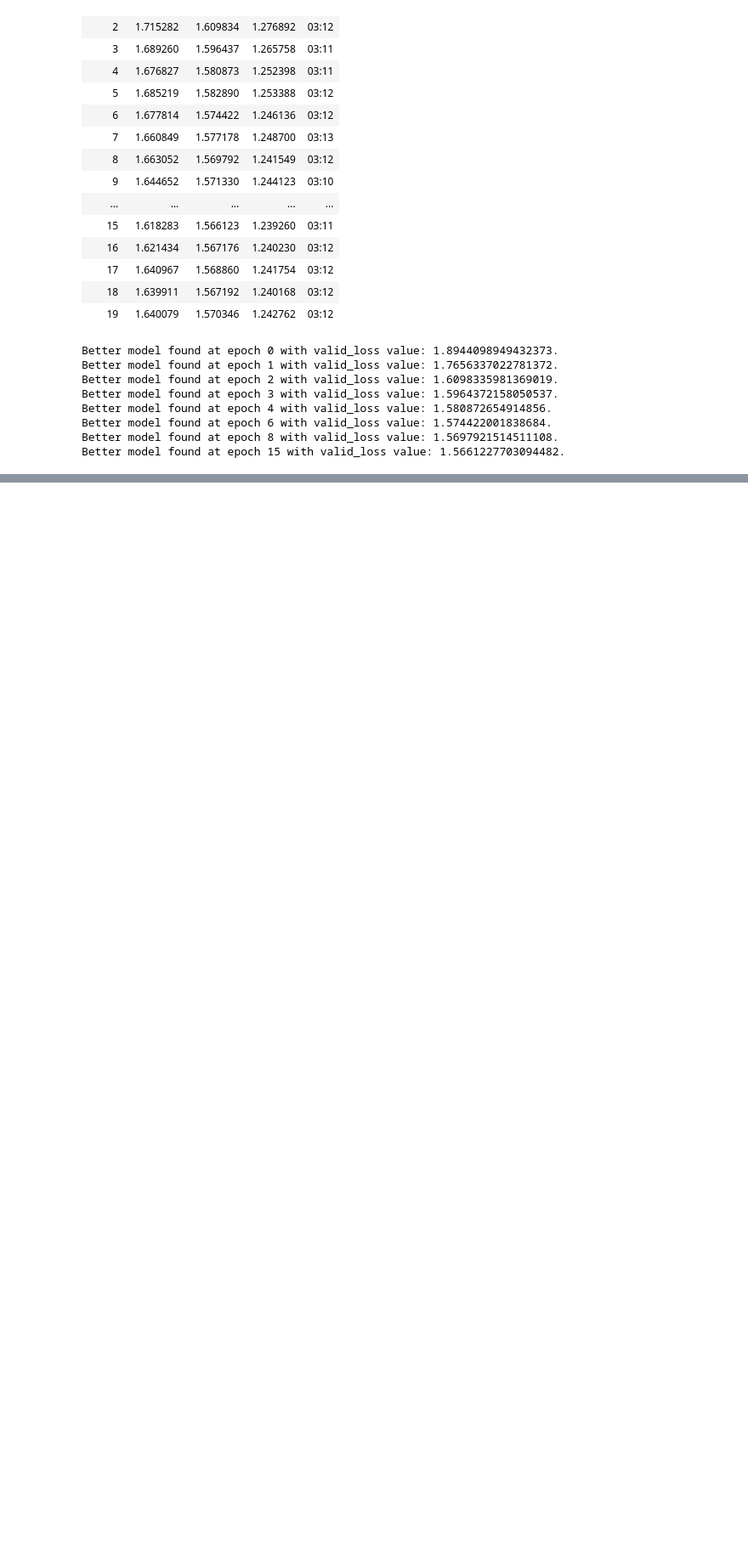
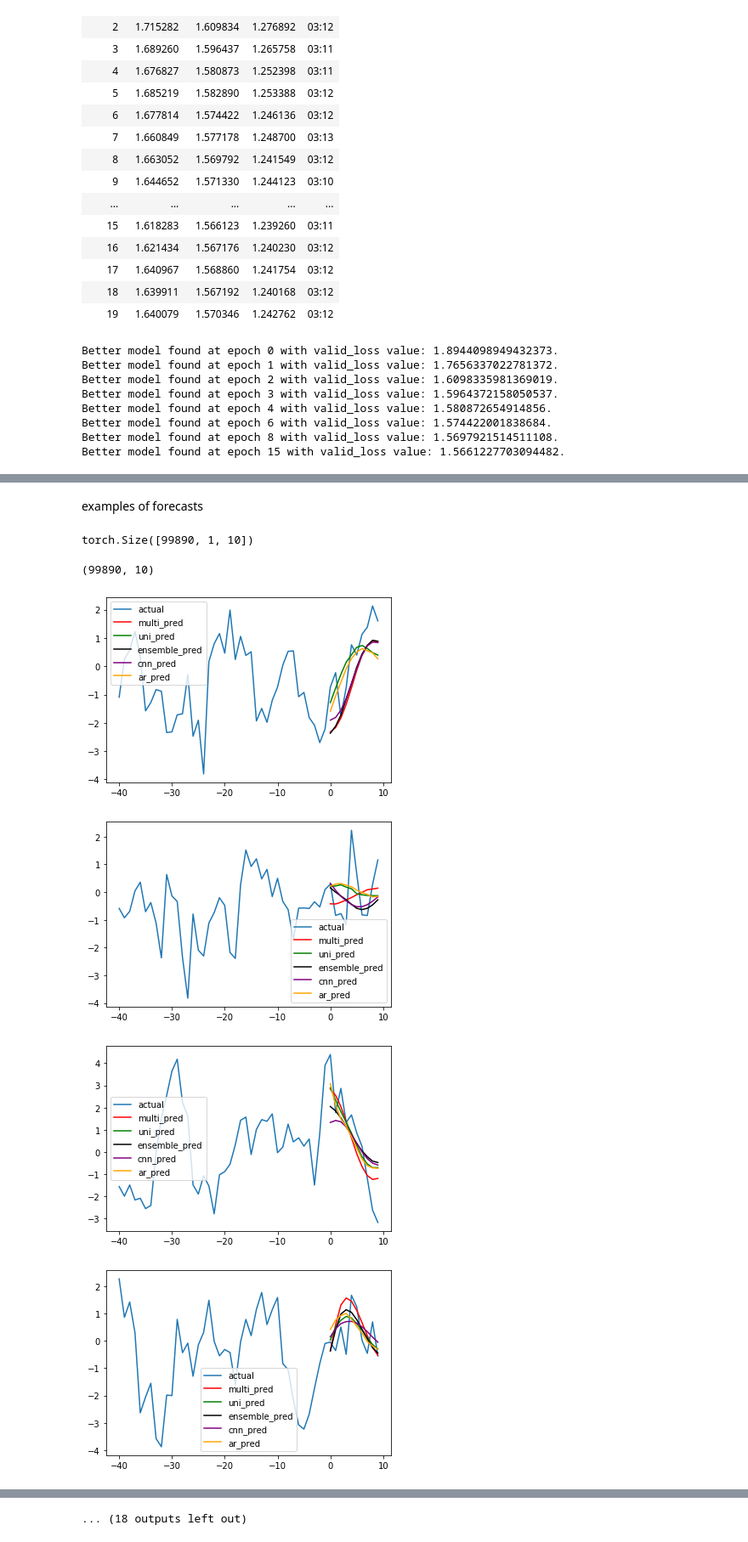
Before and after one commit to aaberbach/LFP_Prediction, a Jupyter notebook: LFP_Forecasting_10ms.ipynb, the cells around one changed output, grey strips where cells are left out. Shown at 85% size. Cells and saved outputs as stored; diff of their text form; code cells hidden in the pictures; blank space fills up the shorter version.

```diff
--- a/LFP_Forecasting_10ms.ipynb
+++ b/LFP_Forecasting_10ms.ipynb
@@ -1274,0 +1464,2 @@ tensor([1.5083e+00, 1.0847e-02, 1.2901e+00, 1.4658e+00, 5.3600e-01, 2.2062e-03,
+# %% [markdown]
+examples of forecasts
@@ -1274,0 +1468,40 @@ tensor([1.5083e+00, 1.0847e-02, 1.2901e+00, 1.4658e+00, 5.3600e-01, 2.2062e-03,
+# %%
+to_show = [np.random.randint(0, 50000) for i in range(30)]
+# %%
+multi_interp.preds.shape
+# %% [output]
+torch.Size([99890, 1, 10])
+# %%
+ar_preds.shape
+# %% [output]
+(99890, 10)
+# %%
+def show_prediction(multi_interp, uni_interp, cnn_interp, ensemble_interp, ar_preds, num_back, index):
+    x = np.array(multi_interp.data.valid_ds[index][0].data[0, -num_back:])
+    y_true = np.array(multi_interp.y_true[index, 0])
+    actual = np.concatenate((x, y_true))
+    multi_preds = multi_interp.preds[index, 0]
+    uni_preds = uni_interp.preds[index, 0]
+    cnn_preds = cnn_interp.preds[index]
+    ensemble_preds = ensemble_interp.preds[index]
+    ar_pred = ar_preds[index]
+
+    x_xs = np.arange(-num_back, num_preds)
+    y_xs = np.arange(0, num_preds)
+
+    plt.plot(x_xs, actual, label = "actual")
+    plt.plot(y_xs, multi_preds, color='red', label = "multi_pred")
+    plt.plot(y_xs, uni_preds, color='green', label = "uni_pred")
+    plt.plot(y_xs, ensemble_preds, color = "black", label = "ensemble_pred")
+    plt.plot(y_xs, cnn_preds, color = "purple", label = "cnn_pred")
+    plt.plot(y_xs, ar_pred, color = "orange", label = "ar_pred")
+    plt.legend()
+    plt.show()
+# %%
+for i in to_show:
+    show_prediction(multi_interp, uni_interp, interp, ensemble_interp, ar_preds, 40, i)
+# %% [output]
+[figure, added]
+[figure, added]
+[figure, added]
+[figure, added]
@@ -1274,0 +1516 @@ tensor([1.5083e+00, 1.0847e-02, 1.2901e+00, 1.4658e+00, 5.3600e-01, 2.2062e-03,
+... (18 outputs left out)
```
Also changed, not shown: parts of 102 cells of this notebook.
